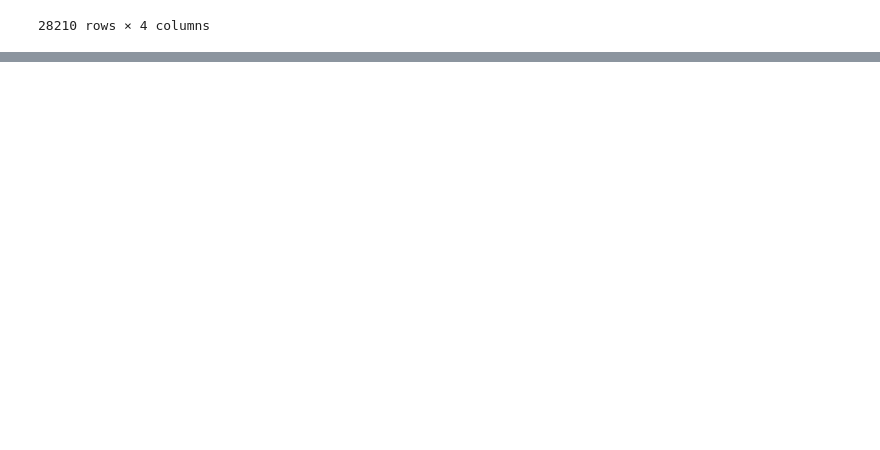
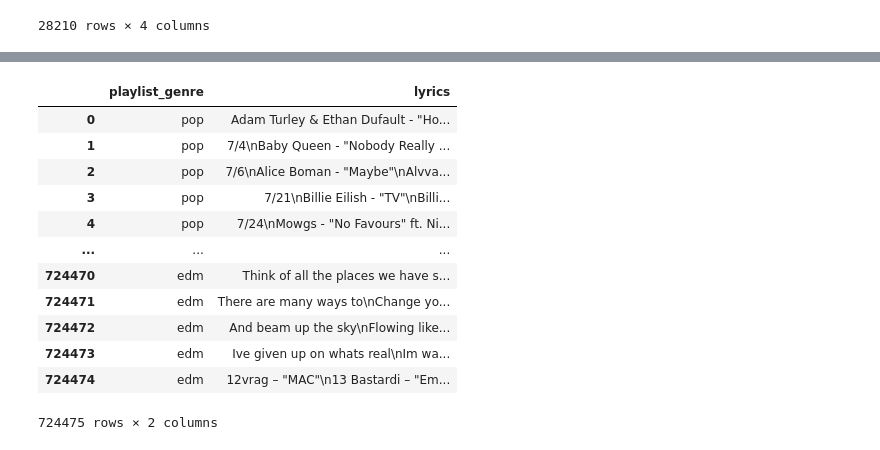
Before and after one commit to RaykKretzschmar/LyricGenrePrediction, a Jupyter notebook: LyricGenrePrediction.ipynb, the cells around one changed output, grey strips where cells are left out. Cells and saved outputs as stored; diff of their text form; code cells hidden in the pictures; blank space fills up the shorter version.

Commit message:
data preparation and spacy

```diff
--- a/LyricGenrePrediction.ipynb
+++ b/LyricGenrePrediction.ipynb
@@ -201,2 +227,33 @@ df_dropped
 # %%
 df_dropped.to_csv('genreXlyrics.csv', index=False)
+# %%
+# Split the lyrics at every empty line to increase the number of training data
+
+# Function to split lyrics at empty lines
+def split_lyrics(lyrics):
+    split_lyrics = lyrics.split('\n\n')  # Splitting at empty lines
+    return [lyric.strip() for lyric in split_lyrics if lyric.strip()]  # Removing any leading/trailing spaces
+
+# Applying the function to each row in the lyrics column
+df_split = df_dropped.copy()
+df_split['lyrics'] = df_split['lyrics'].apply(split_lyrics)
+
+# Exploding the dataframe so each piece of lyrics is in a separate row
+df_split = df_split.explode('lyrics').reset_index(drop=True)
+
+# Display the first few rows of the expanded dataframe
+df_split
+# %% [output]
+|  | playlist_genre | lyrics |
+| 0 | pop | Adam Turley & Ethan Dufault - "Ho... |
+| 1 | pop | 7/4\nBaby Queen - "Nobody Really ... |
+| 2 | pop | 7/6\nAlice Boman - "Maybe"\nAlvva... |
+| 3 | pop | 7/21\nBillie Eilish - "TV"\nBilli... |
+| 4 | pop | 7/24\nMowgs - "No Favours" ft. Ni... |
+| ... | ... | ... |
+| 724470 | edm | Think of all the places we have s... |
+| 724471 | edm | There are many ways to\nChange yo... |
+| 724472 | edm | And beam up the sky\nFlowing like... |
+| 724473 | edm | Ive given up on whats real\nIm wa... |
+| 724474 | edm | 12vrag – "MAC"\n13 Bastardi – "Em... |
+724475 rows × 2 columns
```
Also changed, not shown: parts of 8 cells of this notebook.
